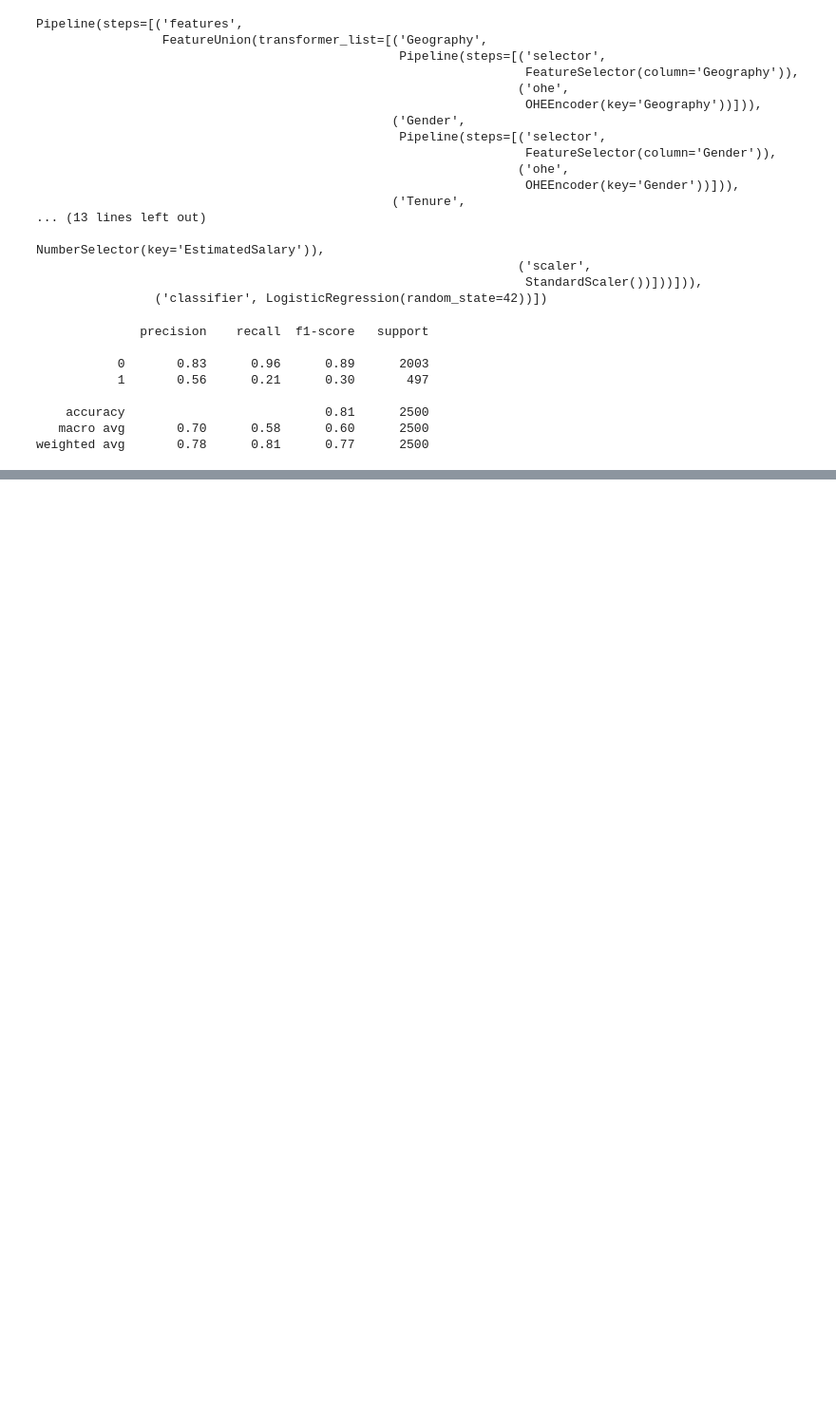
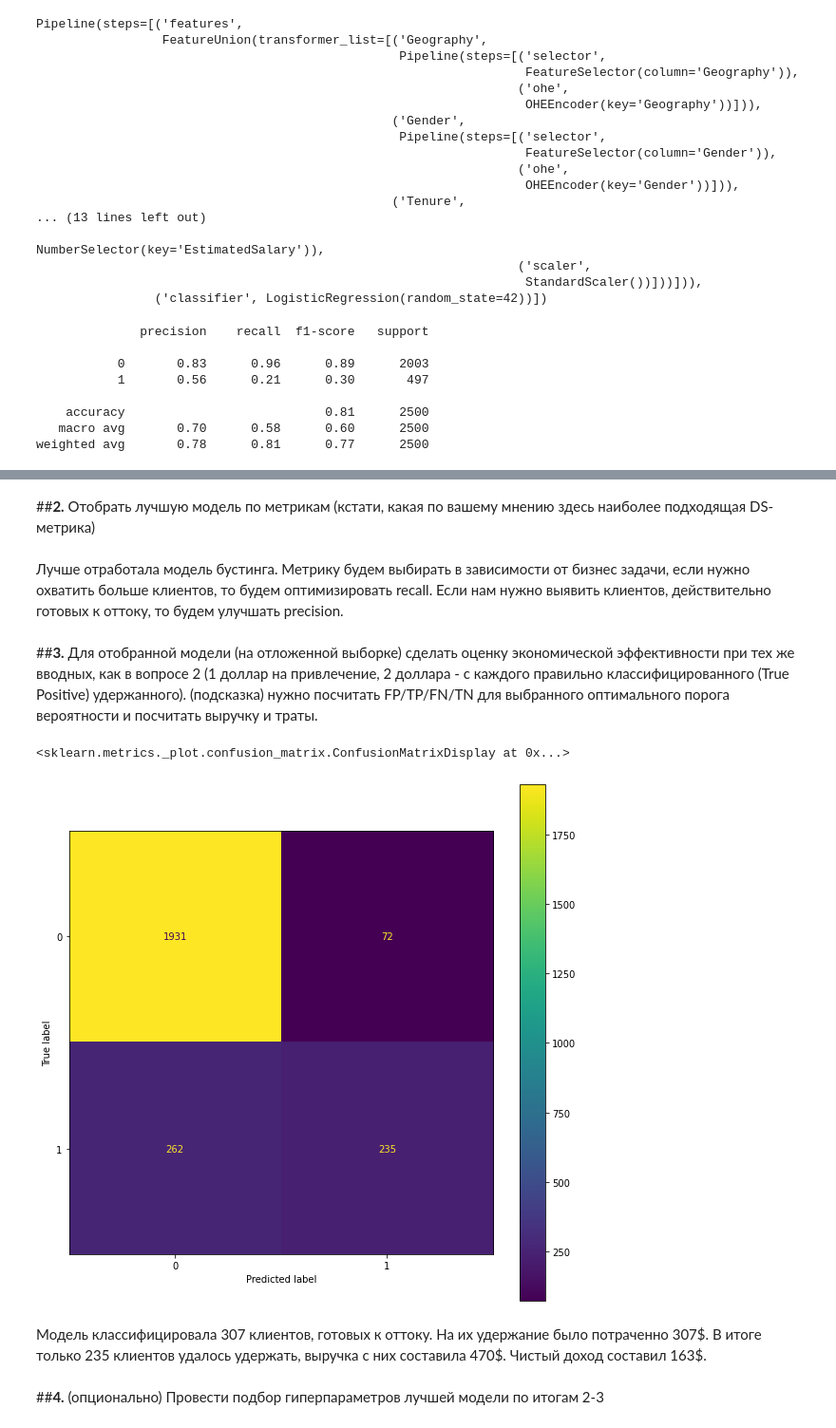
Before and after one commit to VVdovichev/ML_in_Business, a Jupyter notebook: HW_5.ipynb, the cells around one changed output, grey strips where cells are left out. Shown: that part at 95% size. Drawn from its saved outputs; the diff is of its cells as text; code cells hidden in the pictures; blank space fills up the shorter version.

```diff
--- a/HW_5.ipynb
+++ b/HW_5.ipynb
@@ -143,0 +146,7 @@ weighted avg       0.78      0.81      0.77      2500
+# %%
+pipeline_gbc = Pipeline([
+    ('features',feats),
+    ('classifier', GradientBoostingClassifier(random_state = 42)),
+])
+# %%
+pipeline_gbc.fit(X_train, y_train)
@@ -143,0 +171,2 @@ weighted avg       0.78      0.81      0.77      2500
+# %%
+y_preds = pipeline_gbc.predict(X_test)
@@ -143,0 +184,20 @@ weighted avg       0.78      0.81      0.77      2500
+# %% [markdown]
+##__2.__  Отобрать лучшую модель по метрикам (кстати, какая по вашему мнению здесь наиболее подходящая DS-метрика)
+# %% [markdown]
+Лучше отработала модель бустинга. Метрику будем выбирать в зависимости от бизнес задачи, если нужно охватить больше клиентов, то будем оптимизировать recall. Если нам нужно выявить клиентов, действительно готовых к оттоку, то будем улучшать precision.
+# %% [markdown]
+##__3.__ Для отобранной модели (на отложенной выборке) сделать оценку экономической эффективности при тех же вводных, как в вопросе 2 (1 доллар на привлечение, 2 доллара - с каждого правильно классифицированного (True Positive) удержанного). (подсказка) нужно посчитать FP/TP/FN/TN для выбранного оптимального порога вероятности и посчитать выручку и траты.
+# %%
+fig, ax = plt.subplots(figsize=(10, 10))
+
+cm = confusion_matrix(y_test, y_preds)
+cmd = ConfusionMatrixDisplay(cm)
+
+cmd.plot(ax=ax)
+# %% [output]
+<sklearn.metrics._plot.confusion_matrix.ConfusionMatrixDisplay at 0x...>
+[figure, added]
+# %% [markdown]
+Модель классифицировала 307 клиентов, готовых к оттоку. На их удержание было потраченно 307\$. В итоге только 235 клиентов удалось удержать, выручка с них составила 470\$. Чистый доход составил 163\$.
+# %% [markdown]
+##__4.__  (опционально) Провести подбор гиперпараметров лучшей модели по итогам 2-3
```
Also changed, not shown: parts of 22 cells of this notebook.
